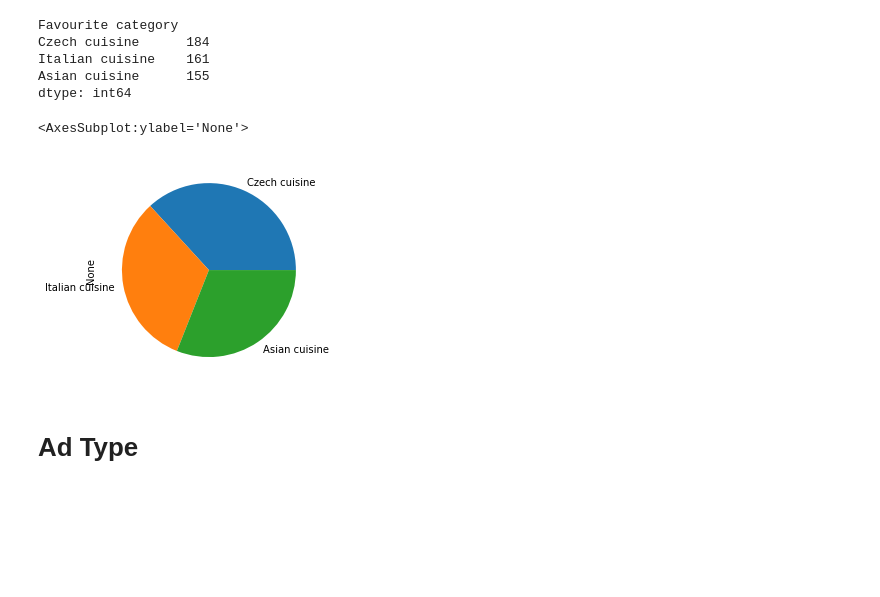
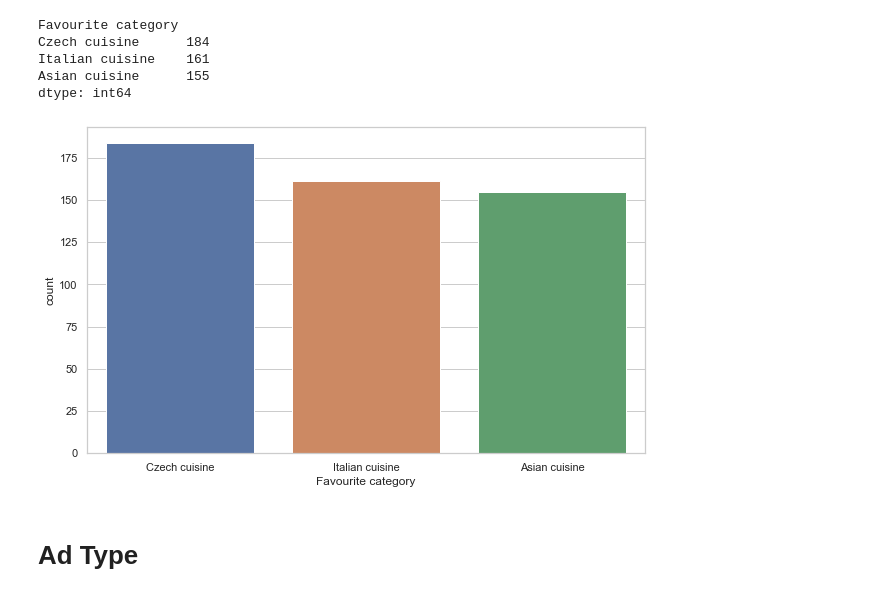
Before and after one commit to utikpuhlik/minimum, a Jupyter notebook: main.ipynb, the cells around one changed output. Saved outputs shown, nothing was run; the diff lists cells and outputs as text; code cells hidden in the pictures; blank space fills up the shorter version.

```diff
--- a/main.ipynb
+++ b/main.ipynb
@@ -41,11 +41,15 @@ Czech cuisine      184
 Italian cuisine    161
 Asian cuisine      155
 dtype: int64
-# %%
-demography.value_counts('Favourite category').plot(kind='pie')
-# %% [output]
-<AxesSubplot:ylabel='None'>
-[figure, removed]
+# %%
+plt.figure(figsize=(10,6))
+sns.set_theme(style="whitegrid")
+fav = demography.value_counts('Favourite category')
+fav = pd.DataFrame(fav).rename(columns={0:'count'})
+fav.reset_index(inplace=True)
+sns.barplot(x='Favourite category', y='count', data=fav);
+# %% [output]
+[figure, added]
 # %% [markdown]
 # Ad Type
 # %%
```
Also changed, not shown: parts of 15 cells of this notebook.
